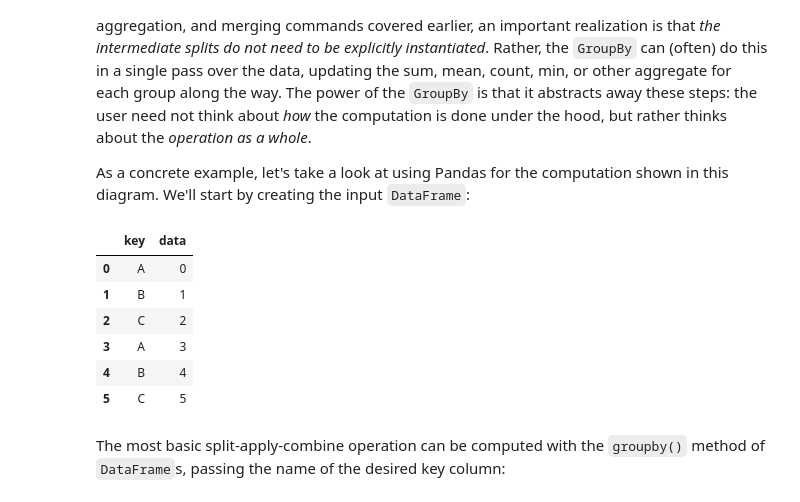
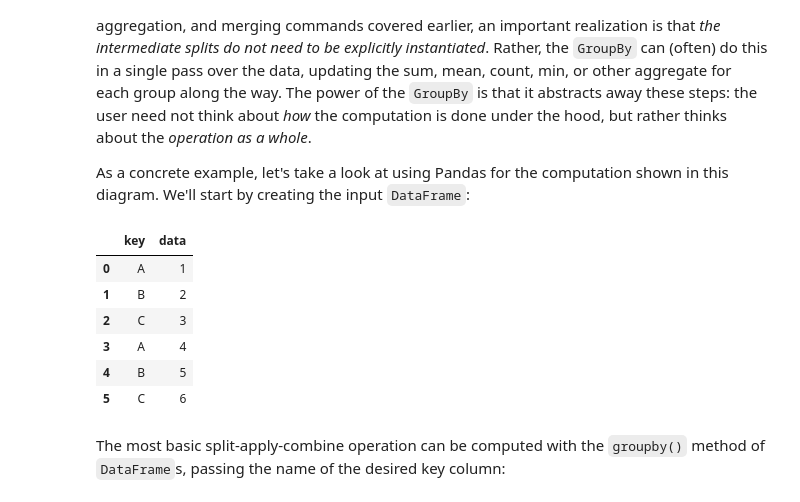
Before and after one commit to shasha920/6070, a Jupyter notebook: Module 9 - Aggregation.ipynb, the cells around one changed output. Saved outputs shown, nothing was run; the diff lists cells and outputs as text; code cells hidden in the pictures.

```diff
--- a/Module 9 - Aggregation.ipynb
+++ b/Module 9 - Aggregation.ipynb
@@ -189,16 +189,16 @@ As a concrete example, let's take a look at using Pandas for the computation sho
 We'll start by creating the input ``DataFrame``:
 # %%
 df = pd.DataFrame({'key': ['A', 'B', 'C', 'A', 'B', 'C'],
-                   'data': range(6)}, columns=['key', 'data'])
+                   'data': range(1,7)}, columns=['key', 'data'])
 df
 # %% [output]
 |  | key | data |
-| 0 | A | 0 |
-| 1 | B | 1 |
-| 2 | C | 2 |
-| 3 | A | 3 |
-| 4 | B | 4 |
-| 5 | C | 5 |
+| 0 | A | 1 |
+| 1 | B | 2 |
+| 2 | C | 3 |
+| 3 | A | 4 |
+| 4 | B | 5 |
+| 5 | C | 6 |
 # %% [markdown]
 The most basic split-apply-combine operation can be computed with the ``groupby()`` method of ``DataFrame``s, passing the name of the desired key column:
 # %%
```
Also changed, not shown: parts of 14 cells of this notebook.
